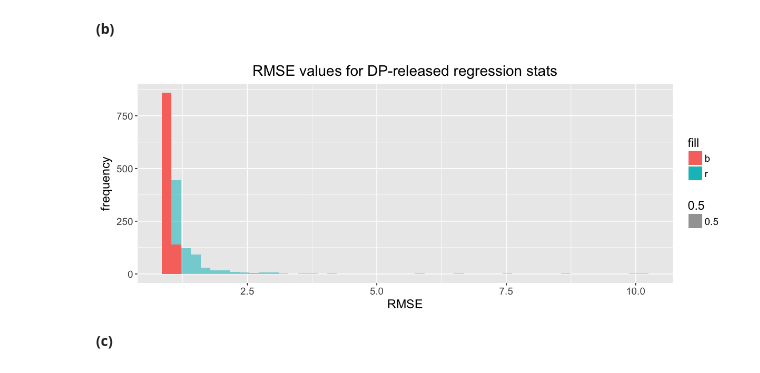
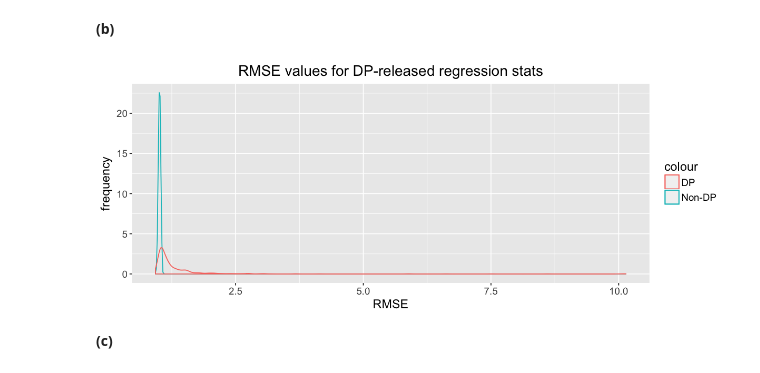
Before and after one commit to bhavenp/cs208, a Jupyter notebook: homework/HW2/HW2_Bhaven_Patel.ipynb, the cells around one changed output. Cells and saved outputs as stored; diff of their text form; code cells hidden in the pictures.

Commit message:
finished graph of RMSE values for DP and non-DP released regression stats

```diff
--- a/homework/HW2/HW2_Bhaven_Patel.ipynb
+++ b/homework/HW2/HW2_Bhaven_Patel.ipynb
@@ -290,17 +290,18 @@ for(i in 1:num_sims){
 # %%
 #### Plot results ####
 library(ggplot2)
 final_results <- as.data.frame(rmse_vals);
 colnames(final_results) <- c("Simulation", "RMSE_DP", "RMSE_nonDP");
 f_size = 16;
 
 # Plot average RMSE of reconstruction against noise input #
-p_rmse <- ggplot(data = final_results) + geom_histogram(aes(x=final_results$RMSE_DP, fill='r'), bins = 100) + geom_histogram(aes(x=final_results$RMSE_nonDP, fill='b'), bins = 100);
+#geom_density
+p_rmse <- ggplot(data = final_results) + geom_density(aes(x=final_results$RMSE_nonDP, color='Non-DP')) + geom_density(aes(x=final_results$RMSE_DP, color='DP' ));
 p_rmse <- p_rmse + labs(title="RMSE values for DP-released regression stats", x="RMSE", y="frequency") + theme(plot.title = element_text(hjust=0.5), text = element_text(size=f_size-2));
 options(repr.plot.width=10, repr.plot.height=4); #set plot dimensions
 
 p_rmse #show plot
 # %% [output]
-[figure, old version]
+[figure, new version]
 # %% [markdown]
 **(c)**<br>
```
